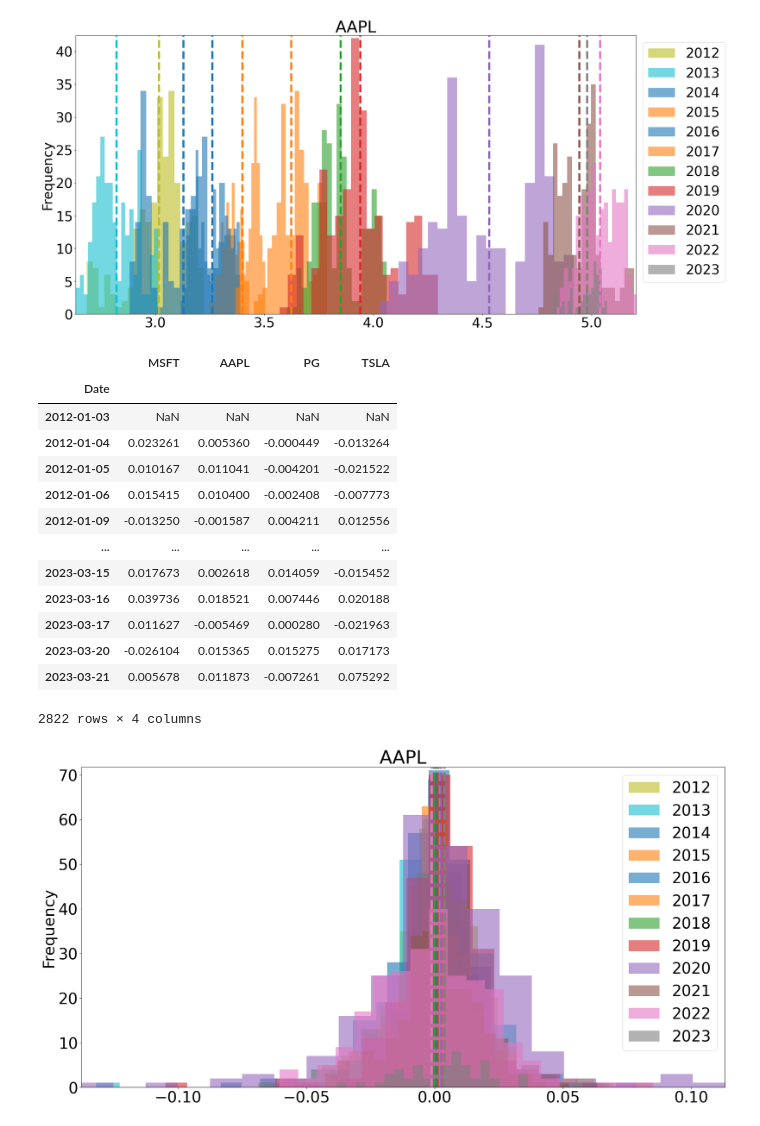
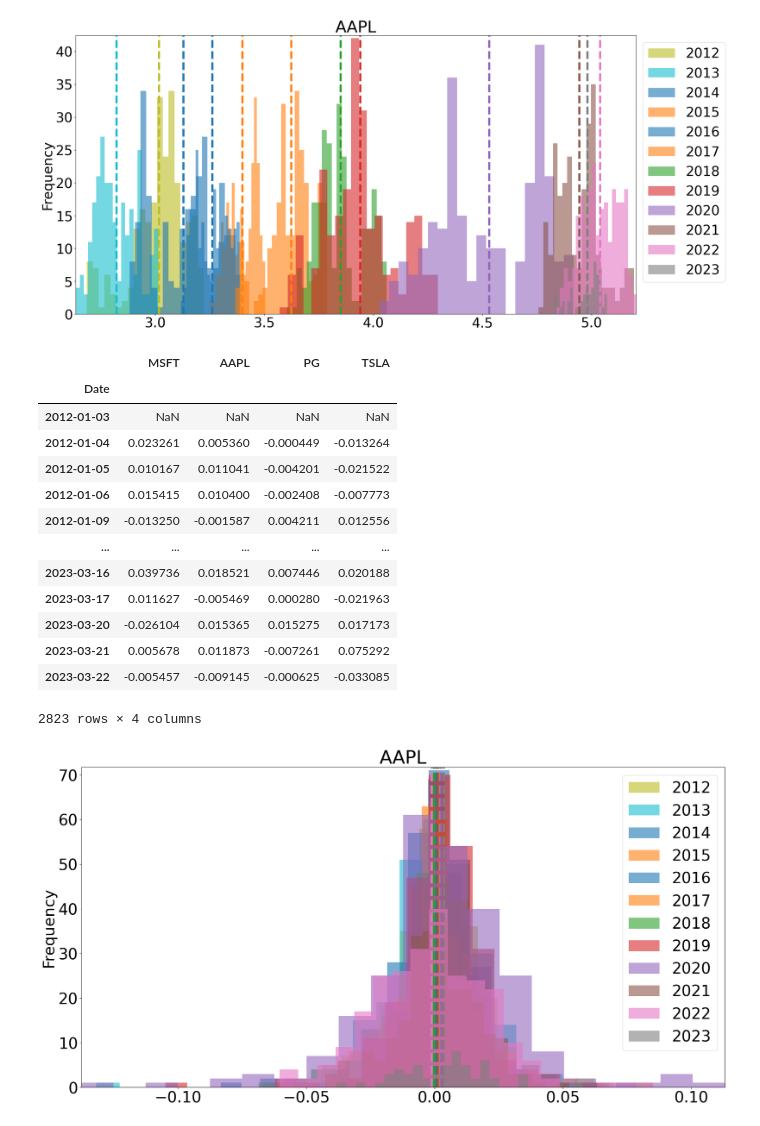
Before and after one commit to Tetteh96/ECON-611-Projects, a Jupyter notebook: Ch5/Project 7 - Ch5.ipynb, the cells around one changed output. Drawn from its saved outputs; the diff is of its cells as text; code cells hidden in the pictures.

```diff
--- a/Ch5/Project 7 - Ch5.ipynb
+++ b/Ch5/Project 7 - Ch5.ipynb
@@ -414,21 +414,21 @@ graph_yearly_distribution(log_data, stock, density = False)
 # %% [output]
 [figure]
 # %%
-price_chang_data = log_data.diff()
-price_chang_data
+price_change_data = log_data.diff()
+price_change_data
 # %% [output]
 |  | MSFT | AAPL | PG | TSLA |
 | Date |  |  |  |  |
 | 2012-01-03 | NaN | NaN | NaN | NaN |
 | 2012-01-04 | 0.023261 | 0.005360 | -0.000449 | -0.013264 |
 | 2012-01-05 | 0.010167 | 0.011041 | -0.004201 | -0.021522 |
 | 2012-01-06 | 0.015415 | 0.010400 | -0.002408 | -0.007773 |
 | 2012-01-09 | -0.013250 | -0.001587 | 0.004211 | 0.012556 |
 | ... | ... | ... | ... | ... |
-| 2023-03-15 | 0.017673 | 0.002618 | 0.014059 | -0.015452 |
 | 2023-03-16 | 0.039736 | 0.018521 | 0.007446 | 0.020188 |
 | 2023-03-17 | 0.011627 | -0.005469 | 0.000280 | -0.021963 |
 | 2023-03-20 | -0.026104 | 0.015365 | 0.015275 | 0.017173 |
 | 2023-03-21 | 0.005678 | 0.011873 | -0.007261 | 0.075292 |
+| 2023-03-22 | -0.005457 | -0.009145 | -0.000625 | -0.033085 |
-2822 rows × 4 columns
+2823 rows × 4 columns
 # %%
```
Also changed, not shown: parts of 11 cells of this notebook.
